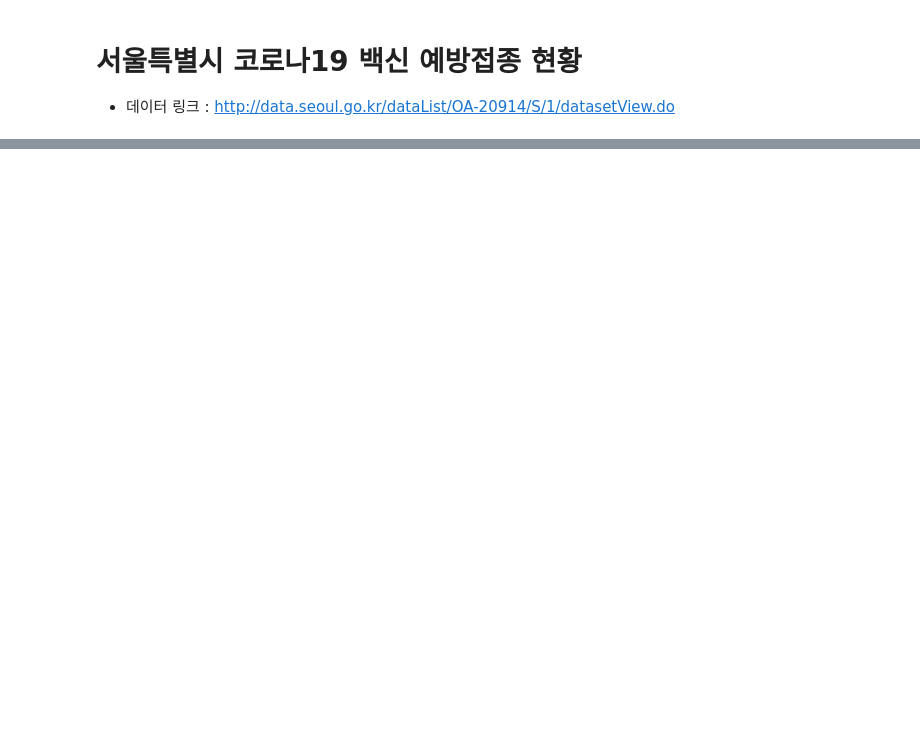
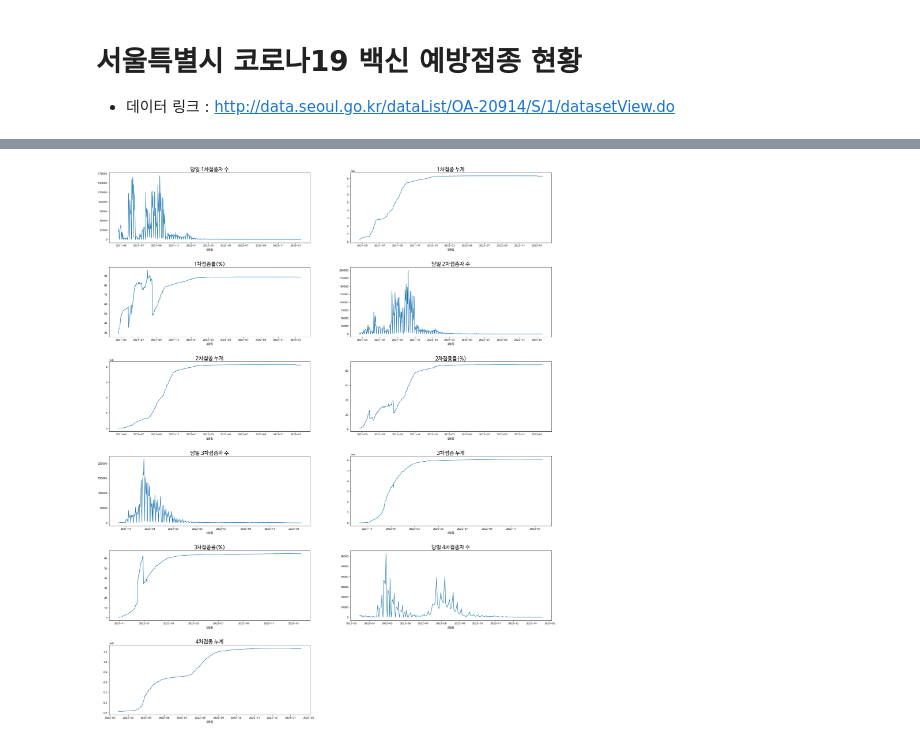
Before and after one commit to ysw2946/Daily_EDA, a Jupyter notebook: 서울특별시 코로나19 백신 예방접종 현황.ipynb, the cells around one changed output, grey strips where cells are left out. Drawn from its saved outputs; the diff is of its cells as text; code cells hidden in the pictures; blank space fills up the shorter version.

```diff
--- a/서울특별시 코로나19 백신 예방접종 현황.ipynb
+++ b/서울특별시 코로나19 백신 예방접종 현황.ipynb
@@ -326,0 +131,4 @@ tar.sort_values('당일 4차접종자 수',ascending=False)
+# %%
+make_plot(covid_19,'접종일')
+# %% [output]
+[figure, added]
```
Also changed, not shown: parts of 43 cells of this notebook.
